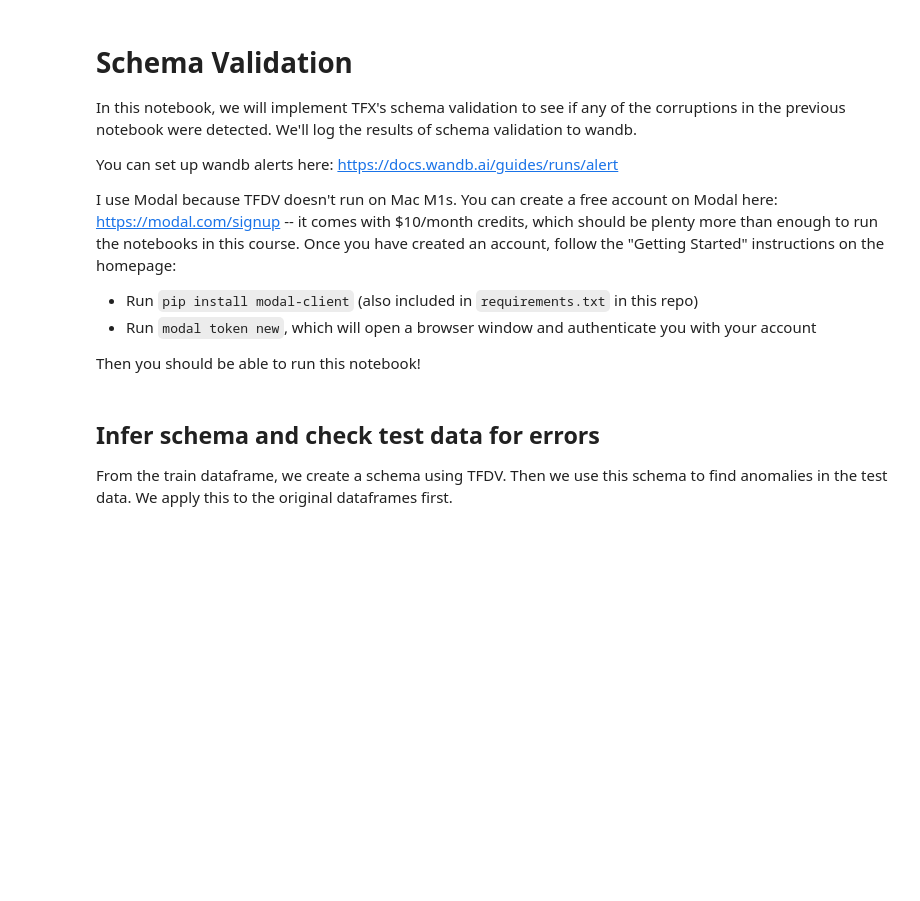
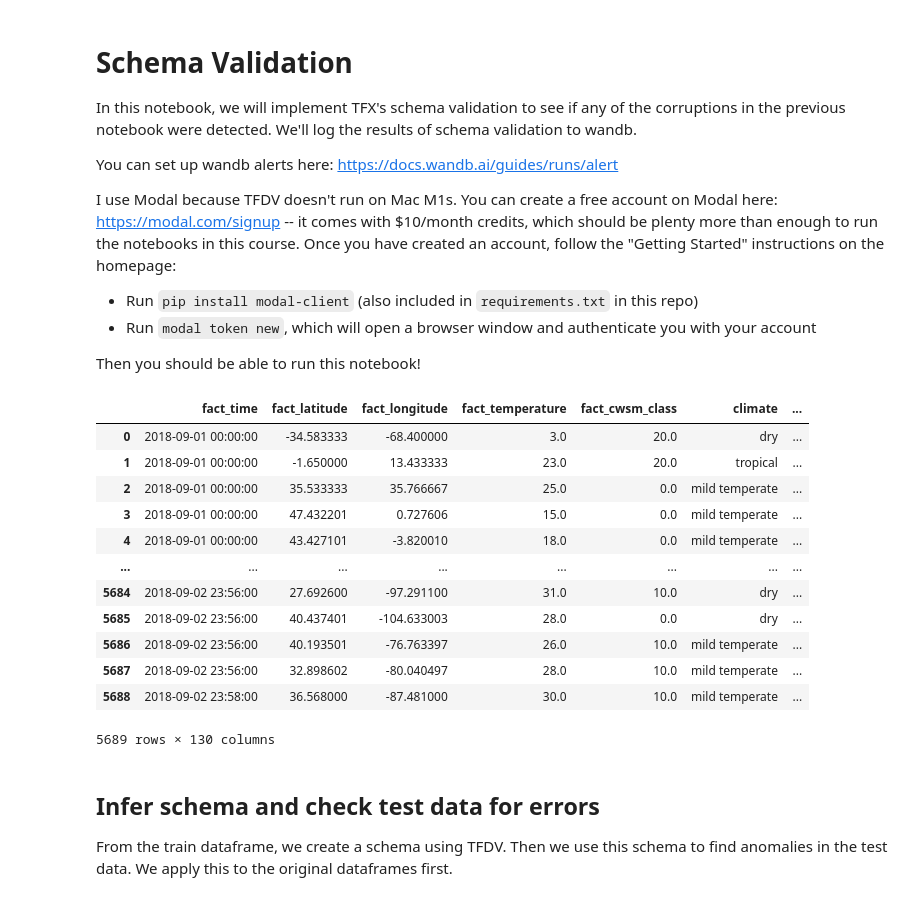
Before and after one commit to shreyashankar/ml-dataval-tutorial, a Jupyter notebook: 03-schemavalidation.ipynb, the cells around one changed output. Saved outputs shown, nothing was run; the diff lists cells and outputs as text; code cells hidden in the pictures; blank space fills up the shorter version.

```diff
--- a/03-schemavalidation.ipynb
+++ b/03-schemavalidation.ipynb
@@ -39,6 +39,22 @@ ds = WeatherDataset(os.path.join(os.getcwd(), "canonical-partitioned-dataset"),
 # %%
 train_df = ds.load(ds.get_partition_keys()[0])
 test_df = ds.load(ds.get_partition_keys()[1])
+# %%
+train_df
+# %% [output]
+|  | fact_time | fact_latitude | fact_longitude | fact_temperature | fact_cwsm_class | climate | ... |
+| 0 | 2018-09-01 00:00:00 | -34.583333 | -68.400000 | 3.0 | 20.0 | dry | ... |
+| 1 | 2018-09-01 00:00:00 | -1.650000 | 13.433333 | 23.0 | 20.0 | tropical | ... |
+| 2 | 2018-09-01 00:00:00 | 35.533333 | 35.766667 | 25.0 | 0.0 | mild temperate | ... |
+| 3 | 2018-09-01 00:00:00 | 47.432201 | 0.727606 | 15.0 | 0.0 | mild temperate | ... |
+| 4 | 2018-09-01 00:00:00 | 43.427101 | -3.820010 | 18.0 | 0.0 | mild temperate | ... |
+| ... | ... | ... | ... | ... | ... | ... | ... |
+| 5684 | 2018-09-02 23:56:00 | 27.692600 | -97.291100 | 31.0 | 10.0 | dry | ... |
+| 5685 | 2018-09-02 23:56:00 | 40.437401 | -104.633003 | 28.0 | 0.0 | dry | ... |
+| 5686 | 2018-09-02 23:56:00 | 40.193501 | -76.763397 | 26.0 | 10.0 | mild temperate | ... |
+| 5687 | 2018-09-02 23:56:00 | 32.898602 | -80.040497 | 28.0 | 10.0 | mild temperate | ... |
+| 5688 | 2018-09-02 23:58:00 | 36.568000 | -87.481000 | 30.0 | 10.0 | mild temperate | ... |
+5689 rows × 130 columns
 # %% [markdown]
 ## Infer schema and check test data for errors
 
```
Also changed, not shown: parts of 4 cells of this notebook, 5 other files.
